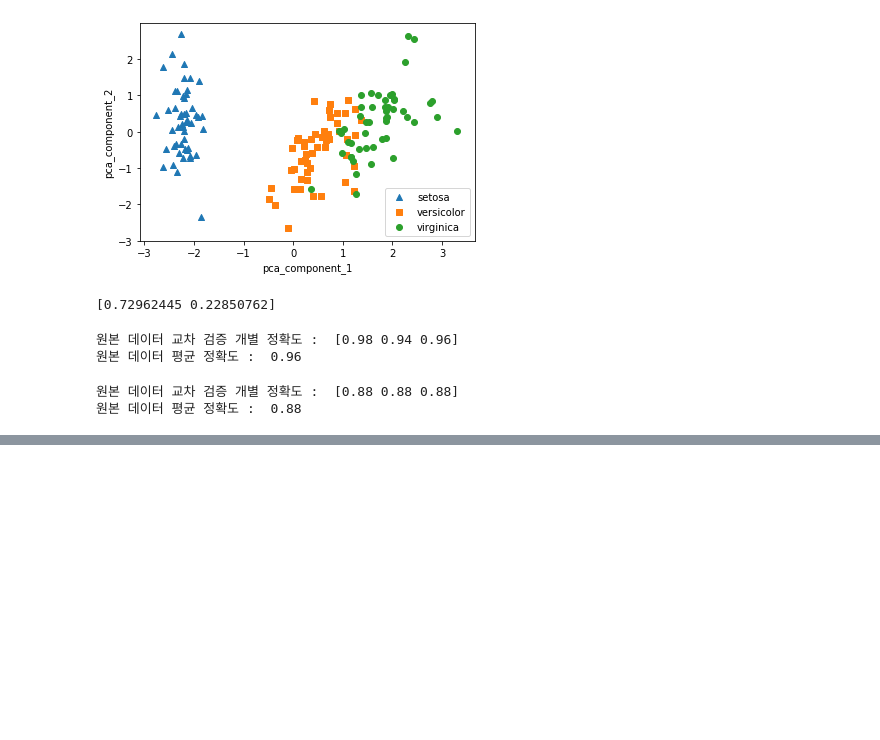
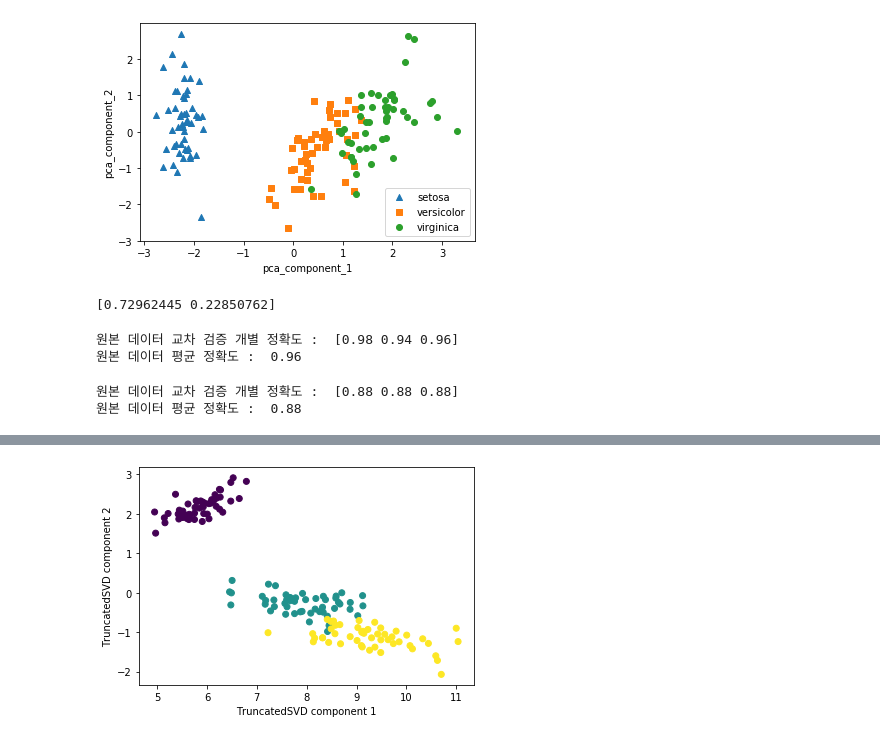
Before and after one commit to JungRyung/AI_class, a Jupyter notebook: Machine-Learning/ch06_dimension_reduction.ipynb, the cells around one changed output, grey strips where cells are left out. Drawn from its saved outputs; the diff is of its cells as text; code cells hidden in the pictures; blank space fills up the shorter version.

```diff
--- a/Machine-Learning/ch06_dimension_reduction.ipynb
+++ b/Machine-Learning/ch06_dimension_reduction.ipynb
@@ -172,0 +323,17 @@ print('원본 데이터 평균 정확도 : ', np.mean(scores_pca))
+# %%
+# 사이킷런 TruncatedSVD 클래스를 이용한 변환
+from sklearn.decomposition import TruncatedSVD
+
+iris_ftrs = iris.data
+# 2개의 주요 컴포넌트로 TruncatedSVD 변환
+tsvd = TruncatedSVD(n_components=2)
+tsvd.fit(iris_ftrs)
+iris_tsvd = tsvd.transform(iris_ftrs)
+
+# 산점도 2차원으로 TruncatedSVD 변환된 데이터 표현. 품종은 색깔로 구분
+plt.scatter(x=iris_tsvd[:,0], y=iris_tsvd[:,1], c=iris.target)
+plt.xlabel('TruncatedSVD component 1')
+plt.ylabel('TruncatedSVD component 2')
+plt.show()
+# %% [output]
+[figure, added]
```
Also changed, not shown: parts of 15 cells of this notebook.
